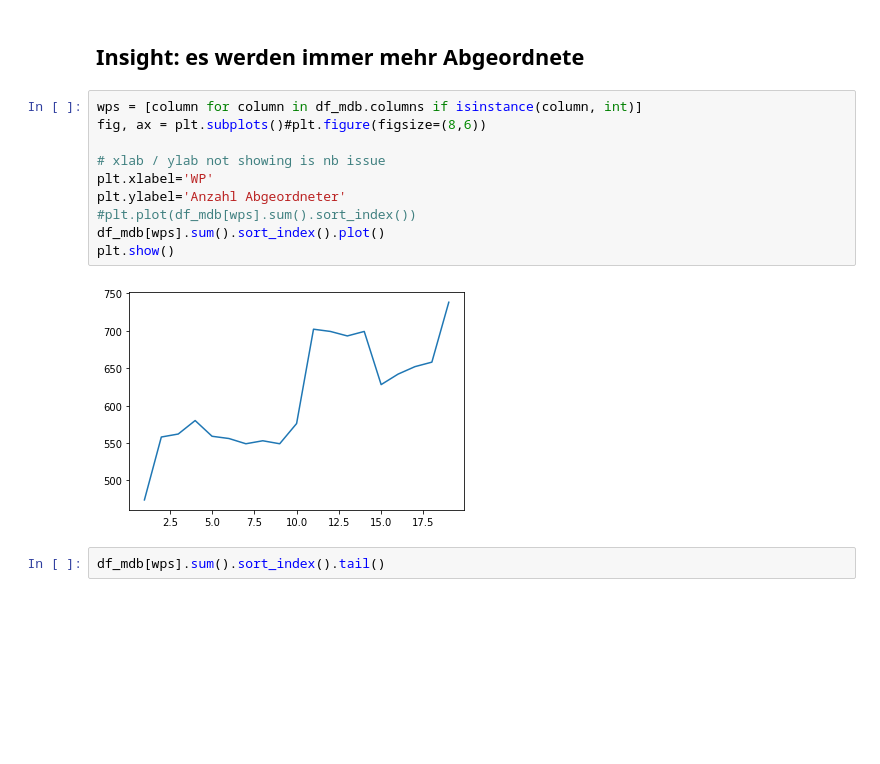
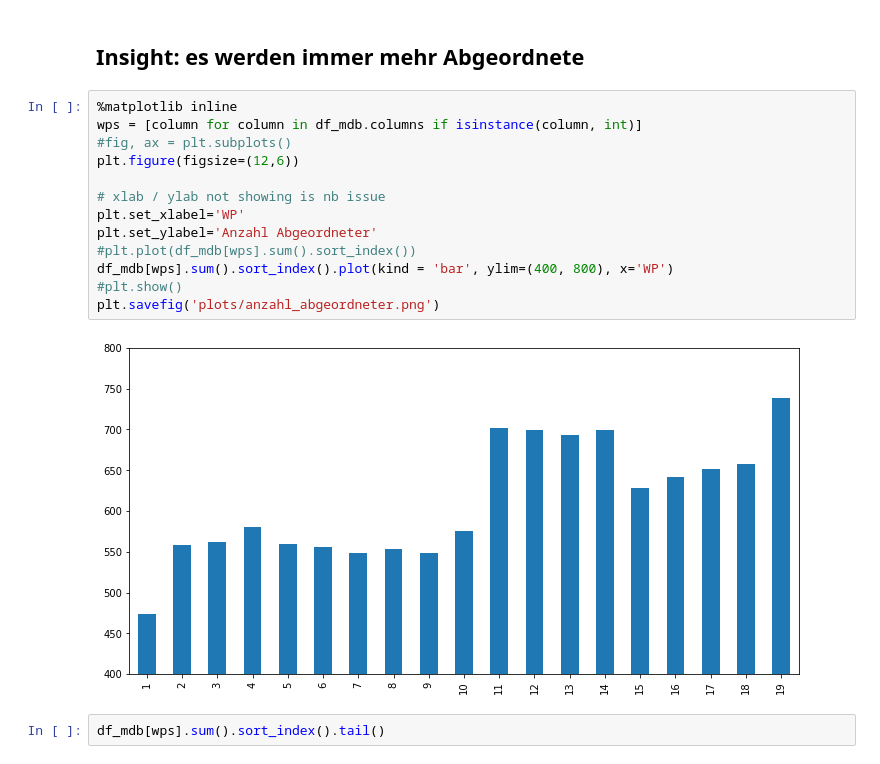
Before and after one commit to mrs-curi0sity/bundestag-mining, a Jupyter notebook: Parse_Stammdaten.ipynb, the cells around one changed output. Cells and saved outputs as stored; diff of their text form; blank space fills up the shorter version.

```diff
--- a/Parse_Stammdaten.ipynb
+++ b/Parse_Stammdaten.ipynb
@@ -140,17 +157,20 @@ df_wp_startdaten.to_csv('data/wp_startdaten.csv')
 # %% [markdown]
 ## Insight: es werden immer mehr Abgeordnete
 # %%
+%matplotlib inline
 wps = [column for column in df_mdb.columns if isinstance(column, int)]
-fig, ax = plt.subplots()#plt.figure(figsize=(8,6))
+#fig, ax = plt.subplots()
+plt.figure(figsize=(12,6))
 
 # xlab / ylab not showing is nb issue
-plt.xlabel='WP'
-plt.ylabel='Anzahl Abgeordneter'
+plt.set_xlabel='WP'
+plt.set_ylabel='Anzahl Abgeordneter'
 #plt.plot(df_mdb[wps].sum().sort_index())
-df_mdb[wps].sum().sort_index().plot()
-plt.show()
+df_mdb[wps].sum().sort_index().plot(kind = 'bar', ylim=(400, 800), x='WP')
+#plt.show()
+plt.savefig('plots/anzahl_abgeordneter.png')
 # %% [output]
-[figure, old version]
+[figure, new version]
 # %%
 df_mdb[wps].sum().sort_index().tail()
 # %% [output]
```
Also changed, not shown: parts of 34 cells of this notebook, 2 other files.
